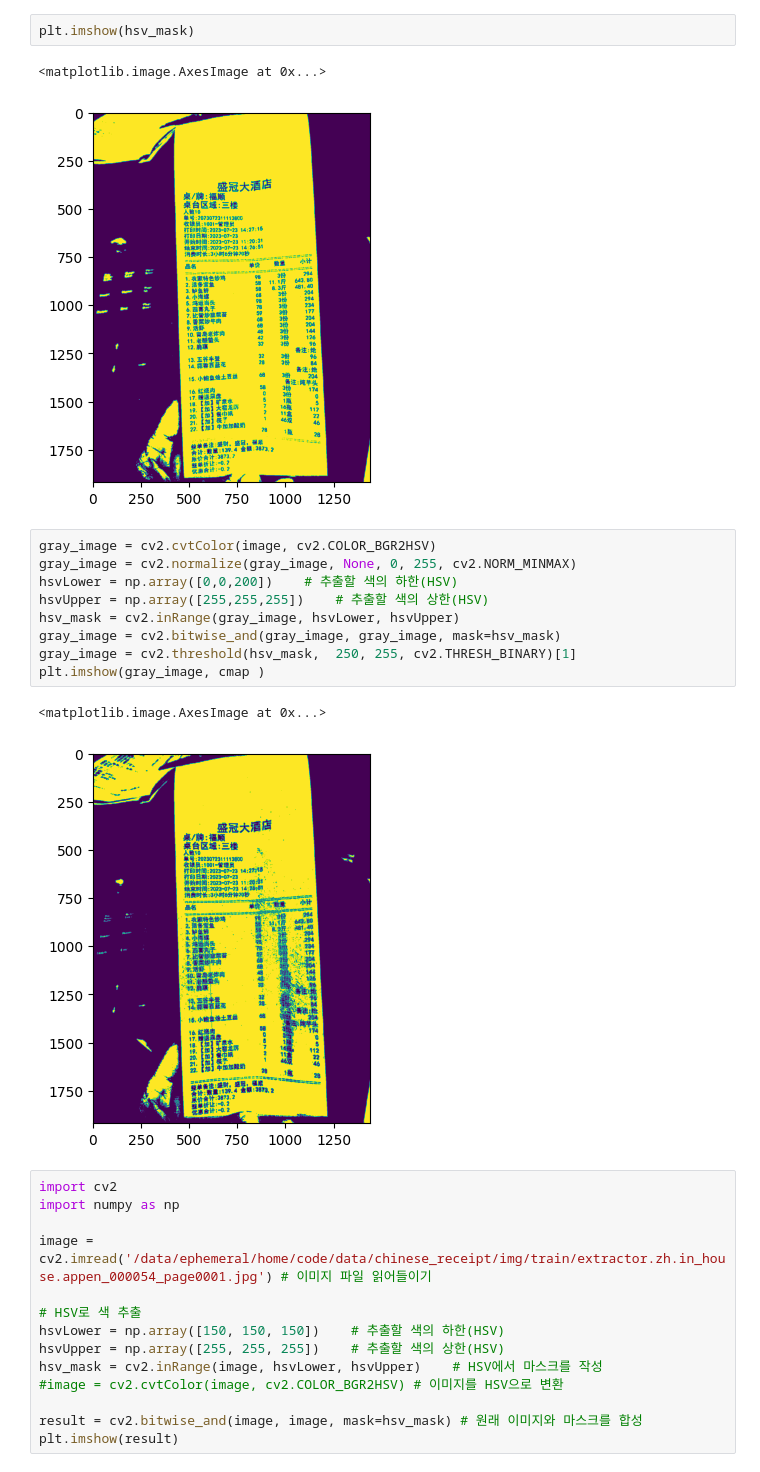
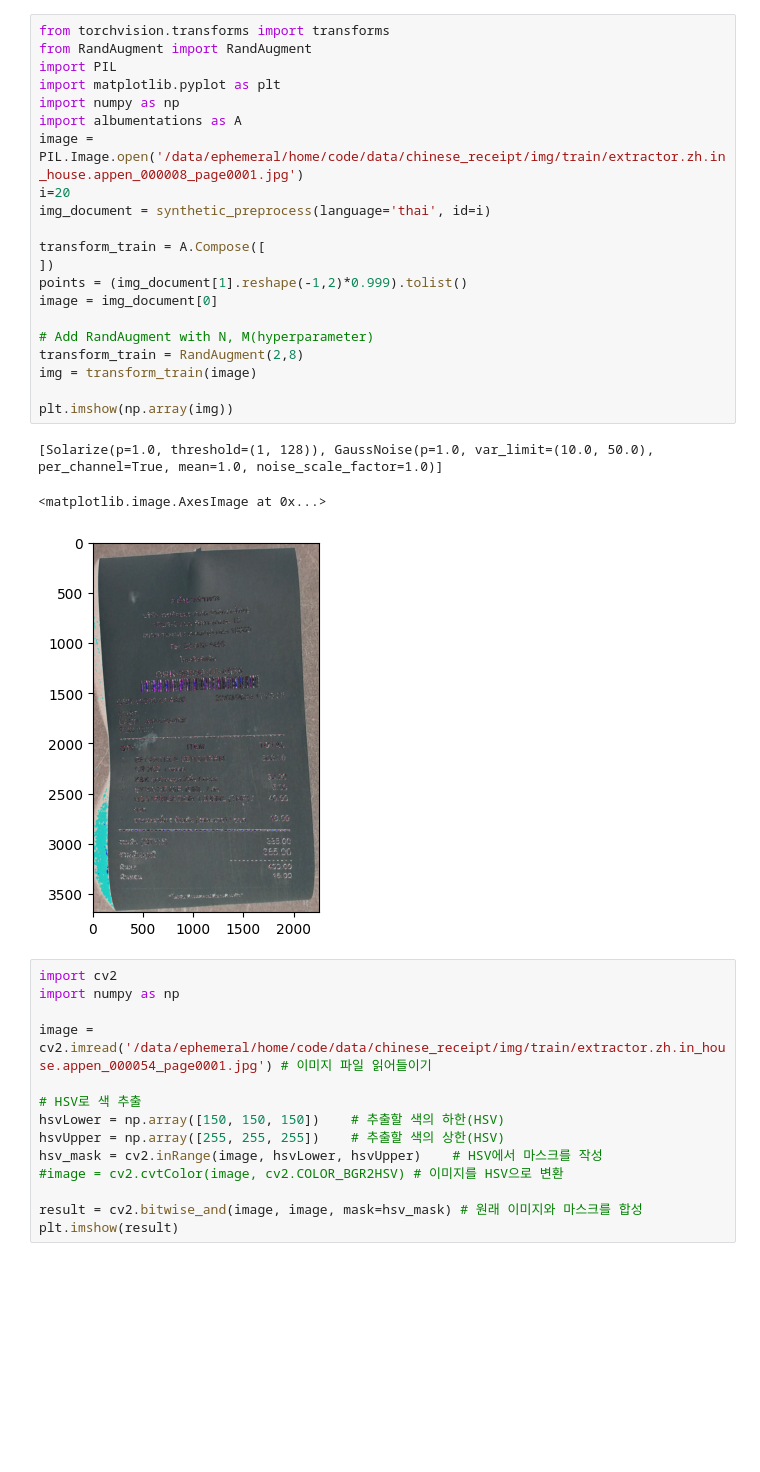
Before and after one commit to boostcampaitech7/level2-cv-datacentric-cv-11, a Jupyter notebook: dataset.ipynb, the cells around one changed output. Cells and saved outputs as stored; diff of their text form; blank space fills up the shorter version.

Commit message:
add random augmentation

```diff
--- a/dataset.ipynb
+++ b/dataset.ipynb
@@ -43,20 +38,28 @@ plt.imshow(cv2.bitwise_and(image, image, mask=hsv_mask))
-# %%
-plt.imshow(hsv_mask)
-# %% [output]
-<matplotlib.image.AxesImage at 0x...>
-[figure, removed]
-# %%
-gray_image = cv2.cvtColor(image, cv2.COLOR_BGR2HSV)
-gray_image = cv2.normalize(gray_image, None, 0, 255, cv2.NORM_MINMAX)
-hsvLower = np.array([0,0,200])    # 추출할 색의 하한(HSV)
-hsvUpper = np.array([255,255,255])    # 추출할 색의 상한(HSV)
-hsv_mask = cv2.inRange(gray_image, hsvLower, hsvUpper)
-gray_image = cv2.bitwise_and(gray_image, gray_image, mask=hsv_mask)
-gray_image = cv2.threshold(hsv_mask,  250, 255, cv2.THRESH_BINARY)[1]
-plt.imshow(gray_image, cmap )
-# %% [output]
-<matplotlib.image.AxesImage at 0x...>
-[figure, removed]
+# %%
+from torchvision.transforms import transforms
+from RandAugment import RandAugment
+import PIL
+import matplotlib.pyplot as plt
+import numpy as np
+import albumentations as A
+image = PIL.Image.open('/data/ephemeral/home/code/data/chinese_receipt/img/train/extractor.zh.in_house.appen_000008_page0001.jpg')
+i=20
+img_document = synthetic_preprocess(language='thai', id=i)
+
+transform_train = A.Compose([
+])
+points = (img_document[1].reshape(-1,2)*0.999).tolist()
+image = img_document[0]
+
+# Add RandAugment with N, M(hyperparameter)
+transform_train = RandAugment(2,8)
+img = transform_train(image)
+
+plt.imshow(np.array(img))
+# %% [output]
+[Solarize(p=1.0, threshold=(1, 128)), GaussNoise(p=1.0, var_limit=(10.0, 50.0), per_channel=True, mean=1.0, noise_scale_factor=1.0)]
+<matplotlib.image.AxesImage at 0x...>
+[figure, added]
 # %%
 import cv2
 import numpy as np
```
Also changed, not shown: parts of 13 cells of this notebook, 6 other files.
